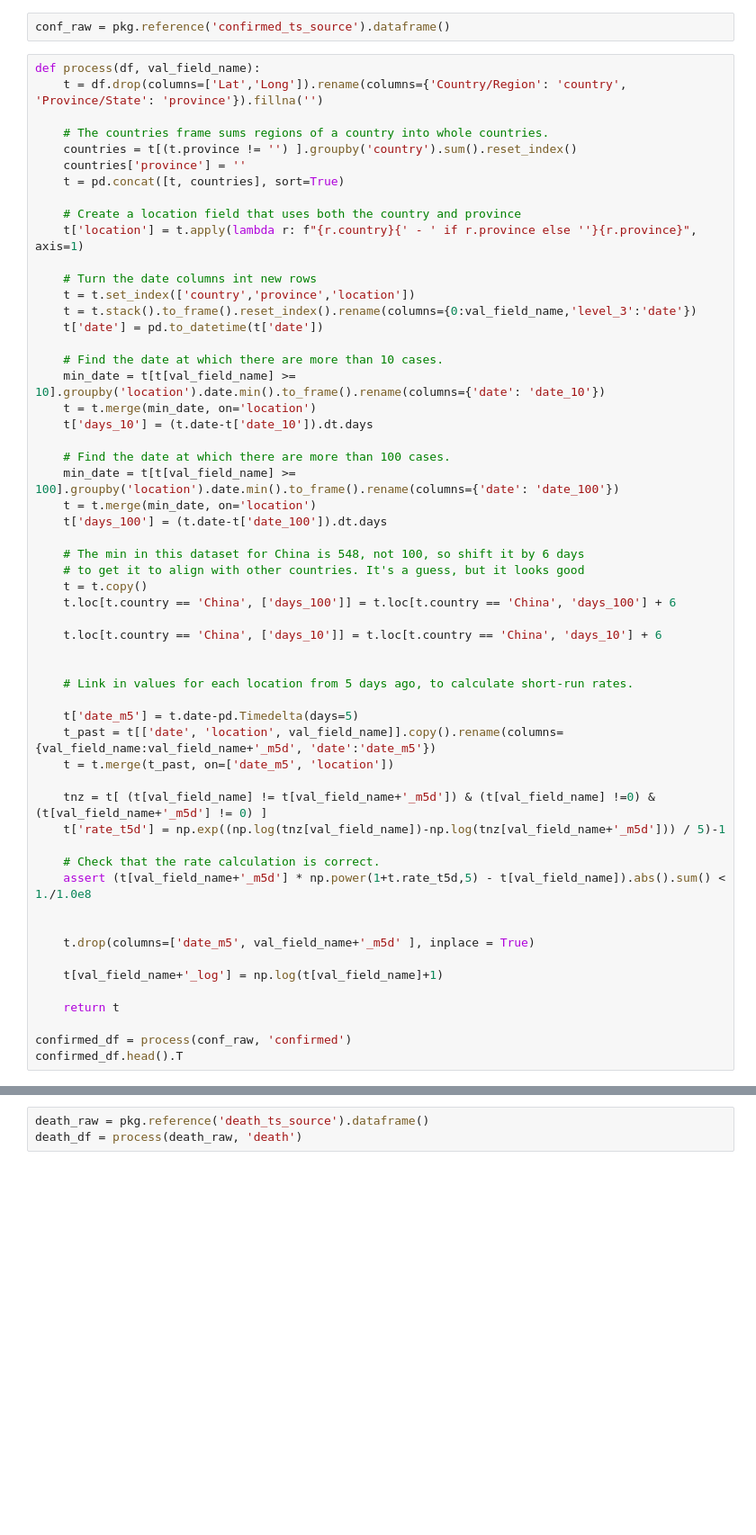
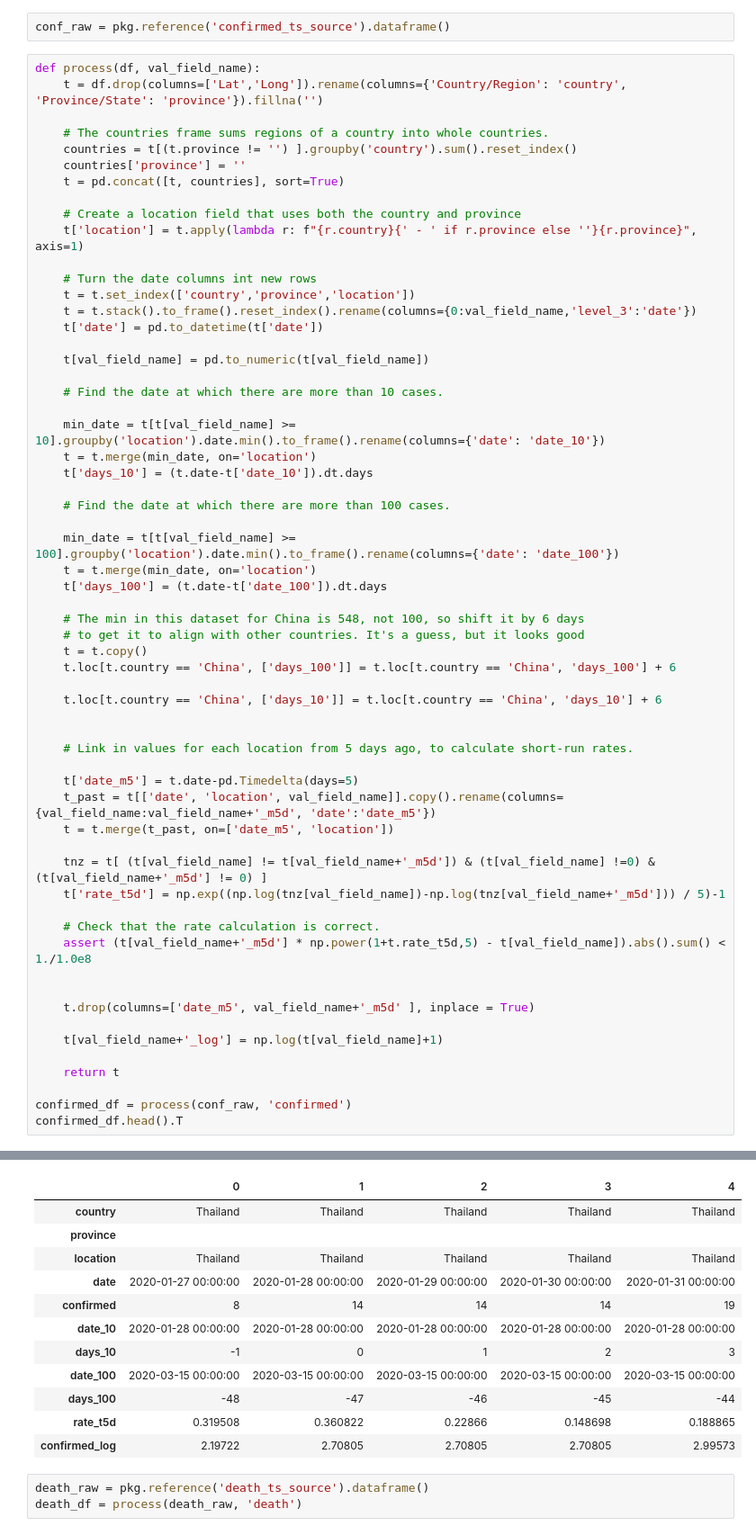
Before and after one commit to sandiegodata/covid19, a Jupyter notebook: jhu.edu-covid19/notebooks/ProcessTimeseries.ipynb, the cells around one changed output, grey strips where cells are left out. Shown: that part at 90% size. Drawn from its saved outputs; the diff is of its cells as text; blank space fills up the shorter version.

```diff
--- a/jhu.edu-covid19/notebooks/ProcessTimeseries.ipynb
+++ b/jhu.edu-covid19/notebooks/ProcessTimeseries.ipynb
@@ -51,12 +51,16 @@ def process(df, val_field_name):
     t = t.stack().to_frame().reset_index().rename(columns={0:val_field_name,'level_3':'date'})
     t['date'] = pd.to_datetime(t['date'])
 
+    t[val_field_name] = pd.to_numeric(t[val_field_name])
+
     # Find the date at which there are more than 10 cases.
+
     min_date = t[t[val_field_name] >= 10].groupby('location').date.min().to_frame().rename(columns={'date': 'date_10'})
     t = t.merge(min_date, on='location')
     t['days_10'] = (t.date-t['date_10']).dt.days
 
     # Find the date at which there are more than 100 cases.
+
     min_date = t[t[val_field_name] >= 100].groupby('location').date.min().to_frame().rename(columns={'date': 'date_100'})
     t = t.merge(min_date, on='location')
     t['days_100'] = (t.date-t['date_100']).dt.days
@@ -95,3 +98,15 @@ confirmed_df.head().T
+|  | 0 | 1 | 2 | 3 | 4 |
+| country | Thailand | Thailand | Thailand | Thailand | Thailand |
+| province |  |  |  |  |  |
+| location | Thailand | Thailand | Thailand | Thailand | Thailand |
+| date | 2020-01-27 00:00:00 | 2020-01-28 00:00:00 | 2020-01-29 00:00:00 | 2020-01-30 00:00:00 | 2020-01-31 00:00:00 |
+| confirmed | 8 | 14 | 14 | 14 | 19 |
+| date_10 | 2020-01-28 00:00:00 | 2020-01-28 00:00:00 | 2020-01-28 00:00:00 | 2020-01-28 00:00:00 | 2020-01-28 00:00:00 |
+| days_10 | -1 | 0 | 1 | 2 | 3 |
+| date_100 | 2020-03-15 00:00:00 | 2020-03-15 00:00:00 | 2020-03-15 00:00:00 | 2020-03-15 00:00:00 | 2020-03-15 00:00:00 |
+| days_100 | -48 | -47 | -46 | -45 | -44 |
+| rate_t5d | 0.319508 | 0.360822 | 0.22866 | 0.148698 | 0.188865 |
+| confirmed_log | 2.19722 | 2.70805 | 2.70805 | 2.70805 | 2.99573 |
 # %%
 death_raw = pkg.reference('death_ts_source').dataframe()
 death_df = process(death_raw, 'death')
```
Also changed, not shown: parts of 5 cells of this notebook, 8 other files.
